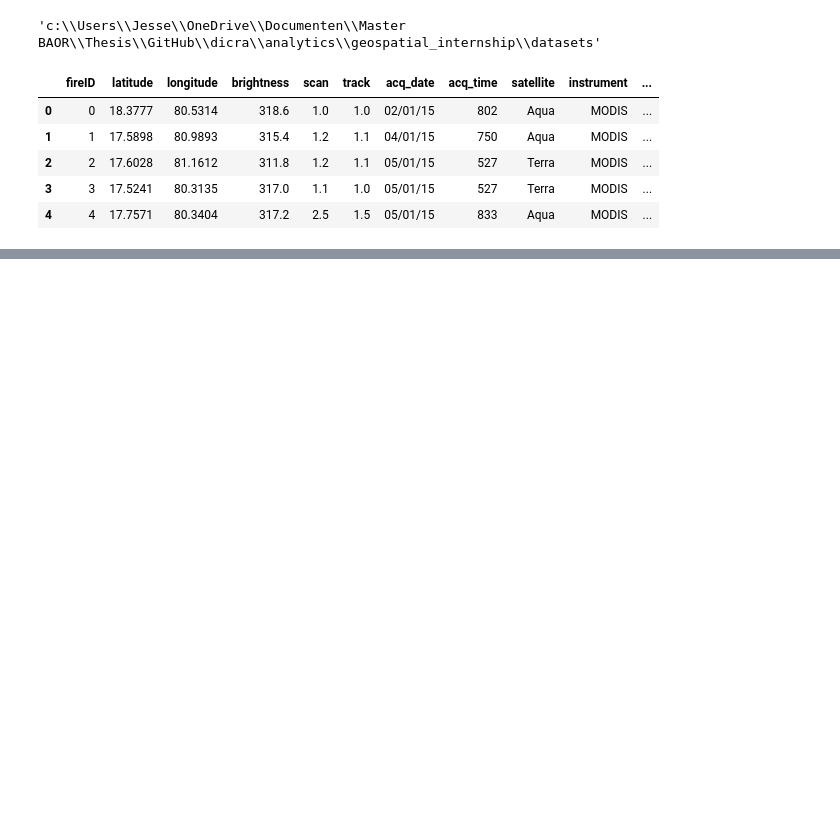
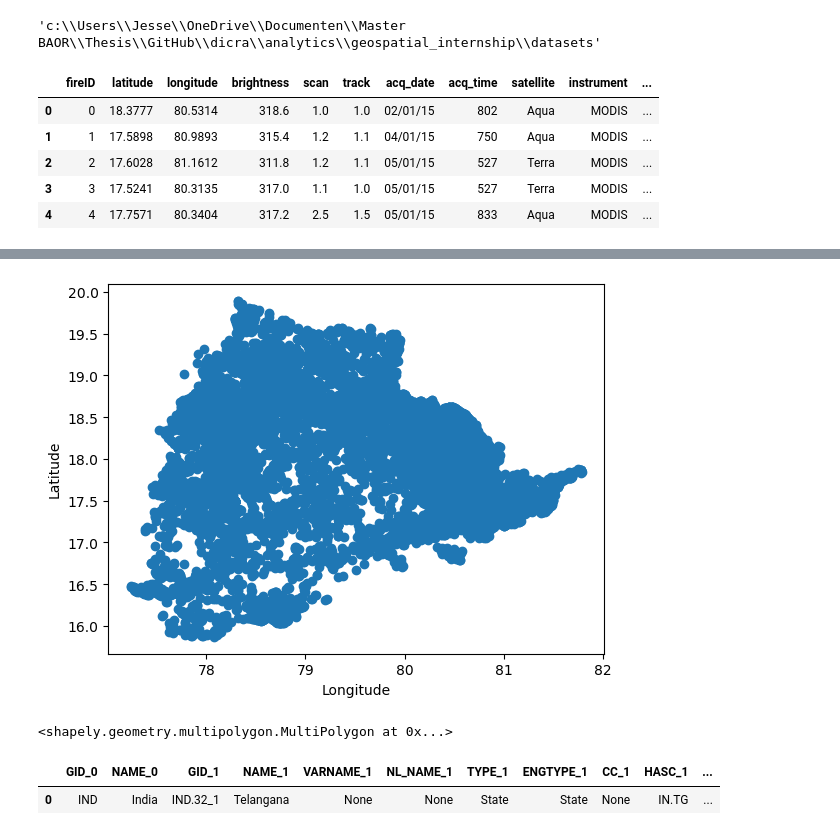
Before and after one commit to undpindia/dicra, a Jupyter notebook: analytics/notebooks/crop_fires/Analysis.ipynb, the cells around one changed output, grey strips where cells are left out. Cells and saved outputs as stored; diff of their text form; code cells hidden in the pictures; blank space fills up the shorter version.

```diff
--- a/analytics/notebooks/crop_fires/Analysis.ipynb
+++ b/analytics/notebooks/crop_fires/Analysis.ipynb
@@ -24,0 +37,18 @@ Index(['fireID', 'latitude', 'longitude', 'brightness', 'scan', 'track',
+# %%
+#geoplot.polyplot(data, projection=gcrs.AlbersEqualArea(), edgecolor='darkgrey', facecolor='lightgrey', linewidth=.3, figsize=(12, 8))
+plt.scatter(fires_data.longitude, fires_data.latitude)
+plt.xlabel('Longitude')
+plt.ylabel('Latitude')
+plt.show()
+# %% [output]
+[figure, added]
+# %%
+data.loc[0, 'geometry']
+# %% [output]
+<shapely.geometry.multipolygon.MultiPolygon at 0x...>
+# %%
+#print(data.loc[0, 'geometry'])
+data
+# %% [output]
+|  | GID_0 | NAME_0 | GID_1 | NAME_1 | VARNAME_1 | NL_NAME_1 | TYPE_1 | ENGTYPE_1 | CC_1 | HASC_1 | ... |
+| 0 | IND | India | IND.32_1 | Telangana | None | None | State | State | None | IN.TG | ... |
```
Also changed, not shown: parts of 7 cells of this notebook.
